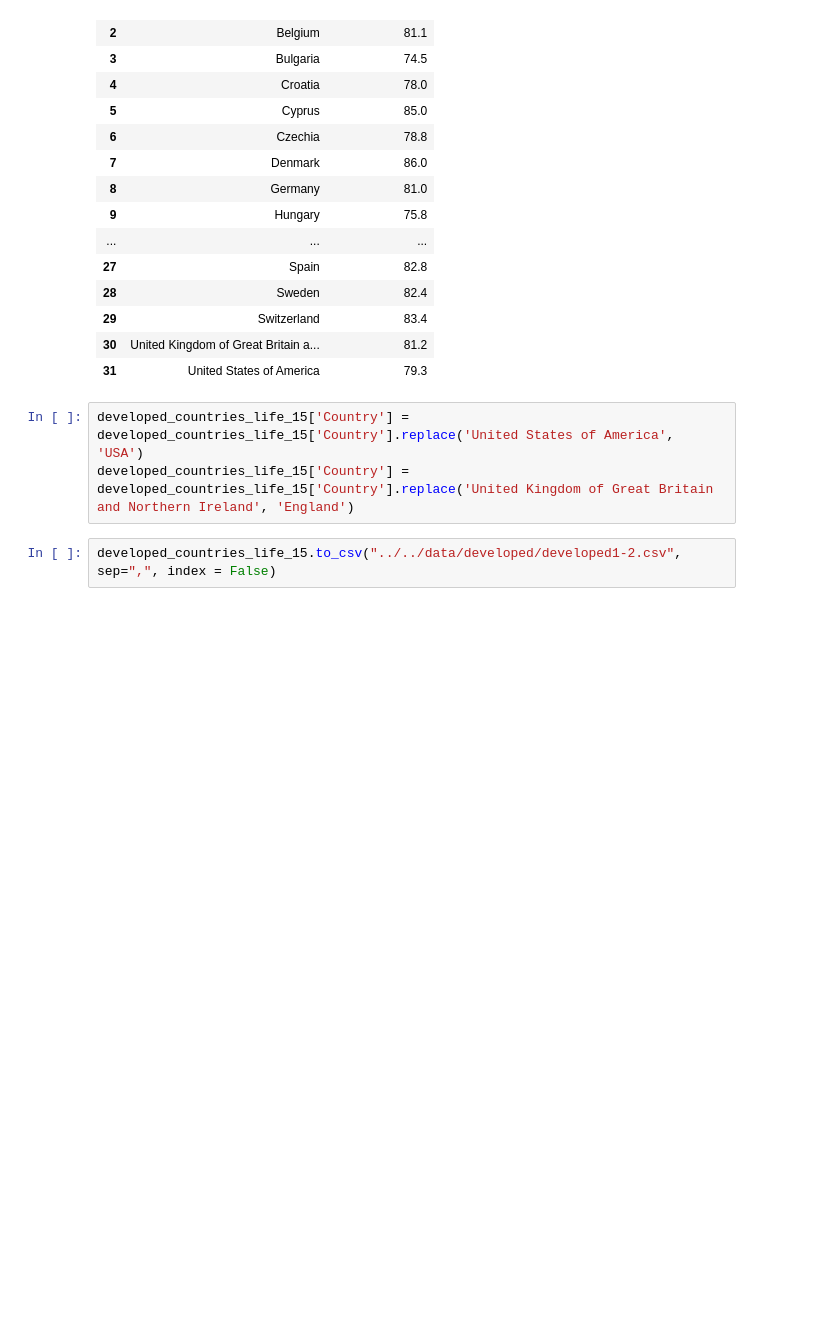
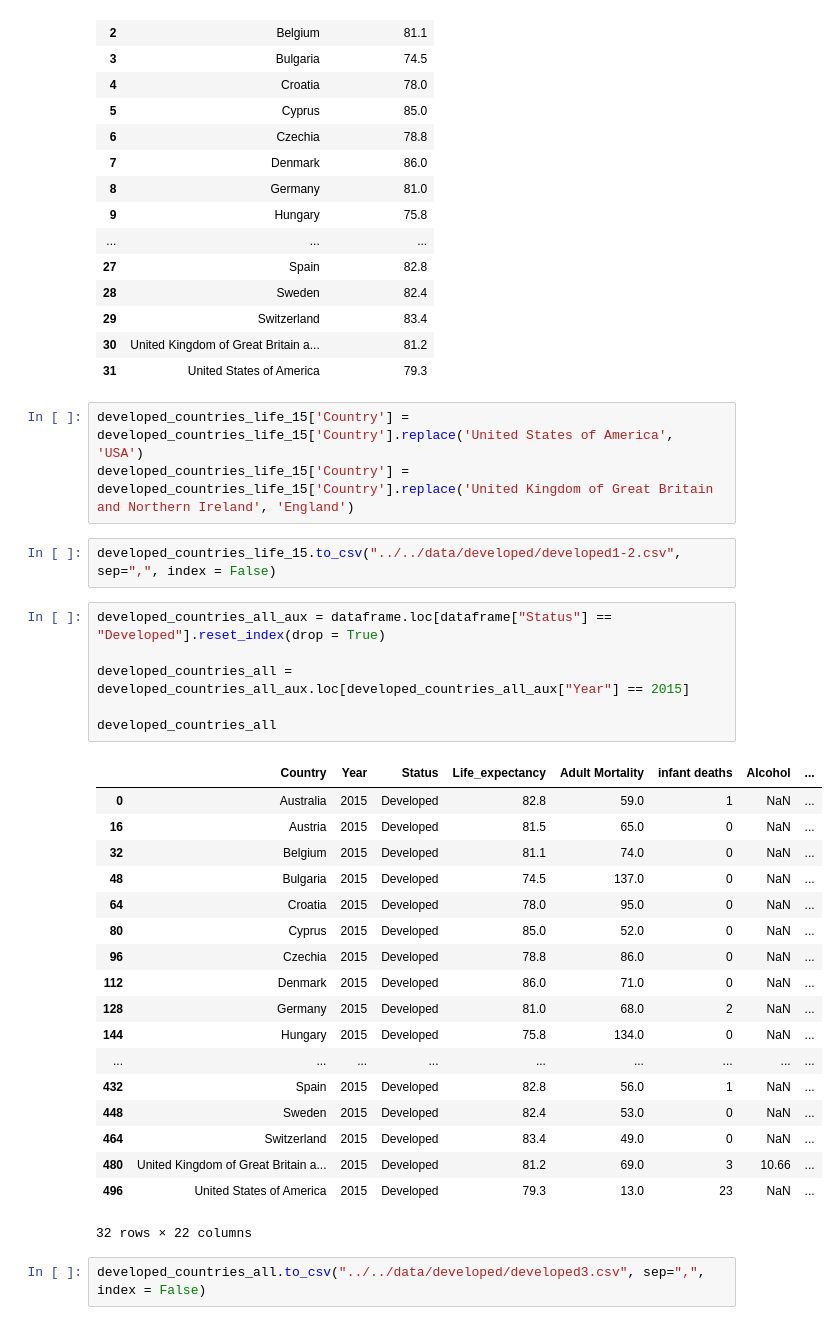
Before and after one commit to Riz97/riz97.github.io, a Jupyter notebook: py_scripts/notebooks/Data_preproccessing.ipynb, the cells around one changed output. Drawn from its saved outputs; the diff is of its cells as text; blank space fills up the shorter version.

```diff
--- a/py_scripts/notebooks/Data_preproccessing.ipynb
+++ b/py_scripts/notebooks/Data_preproccessing.ipynb
@@ -71,3 +71,30 @@ developed_countries_life_15['Country'] = developed_countries_life_15['Country'].
 developed_countries_life_15['Country'] = developed_countries_life_15['Country'].replace('United Kingdom of Great Britain and Northern Ireland', 'England')
 # %%
 developed_countries_life_15.to_csv("../../data/developed/developed1-2.csv", sep=",", index = False)
+# %%
+developed_countries_all_aux = dataframe.loc[dataframe["Status"] == "Developed"].reset_index(drop = True)
+
+developed_countries_all = developed_countries_all_aux.loc[developed_countries_all_aux["Year"] == 2015]
+
+developed_countries_all
+# %% [output]
+|  | Country | Year | Status | Life_expectancy | Adult Mortality | infant deaths | Alcohol | ... |
+| 0 | Australia | 2015 | Developed | 82.8 | 59.0 | 1 | NaN | ... |
+| 16 | Austria | 2015 | Developed | 81.5 | 65.0 | 0 | NaN | ... |
+| 32 | Belgium | 2015 | Developed | 81.1 | 74.0 | 0 | NaN | ... |
+| 48 | Bulgaria | 2015 | Developed | 74.5 | 137.0 | 0 | NaN | ... |
+| 64 | Croatia | 2015 | Developed | 78.0 | 95.0 | 0 | NaN | ... |
+| 80 | Cyprus | 2015 | Developed | 85.0 | 52.0 | 0 | NaN | ... |
+| 96 | Czechia | 2015 | Developed | 78.8 | 86.0 | 0 | NaN | ... |
+| 112 | Denmark | 2015 | Developed | 86.0 | 71.0 | 0 | NaN | ... |
+| 128 | Germany | 2015 | Developed | 81.0 | 68.0 | 2 | NaN | ... |
+| 144 | Hungary | 2015 | Developed | 75.8 | 134.0 | 0 | NaN | ... |
+| ... | ... | ... | ... | ... | ... | ... | ... | ... |
+| 432 | Spain | 2015 | Developed | 82.8 | 56.0 | 1 | NaN | ... |
+| 448 | Sweden | 2015 | Developed | 82.4 | 53.0 | 0 | NaN | ... |
+| 464 | Switzerland | 2015 | Developed | 83.4 | 49.0 | 0 | NaN | ... |
+| 480 | United Kingdom of Great Britain a... | 2015 | Developed | 81.2 | 69.0 | 3 | 10.66 | ... |
+| 496 | United States of America | 2015 | Developed | 79.3 | 13.0 | 23 | NaN | ... |
+32 rows × 22 columns
+# %%
+developed_countries_all.to_csv("../../data/developed/developed3.csv", sep=",", index = False)
```
Also changed, not shown: 4 other files.
